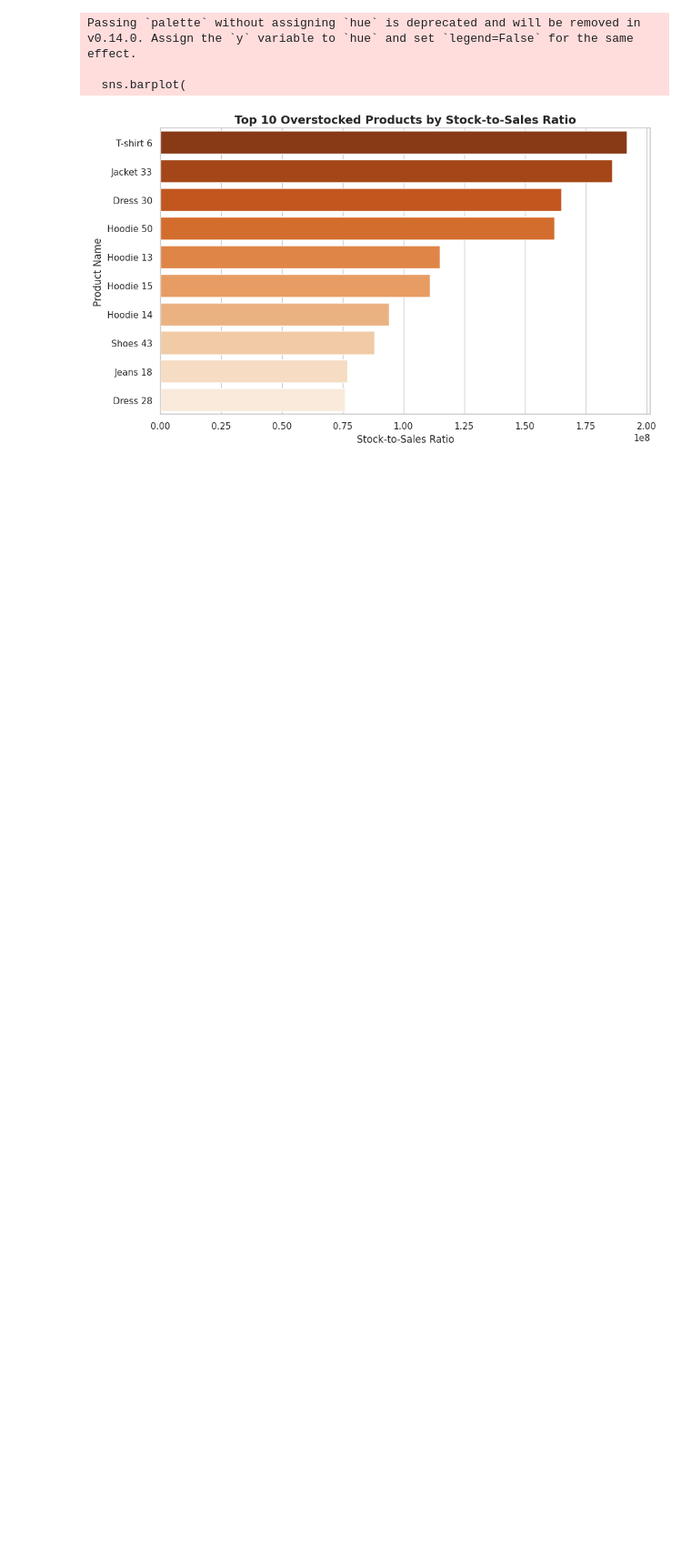
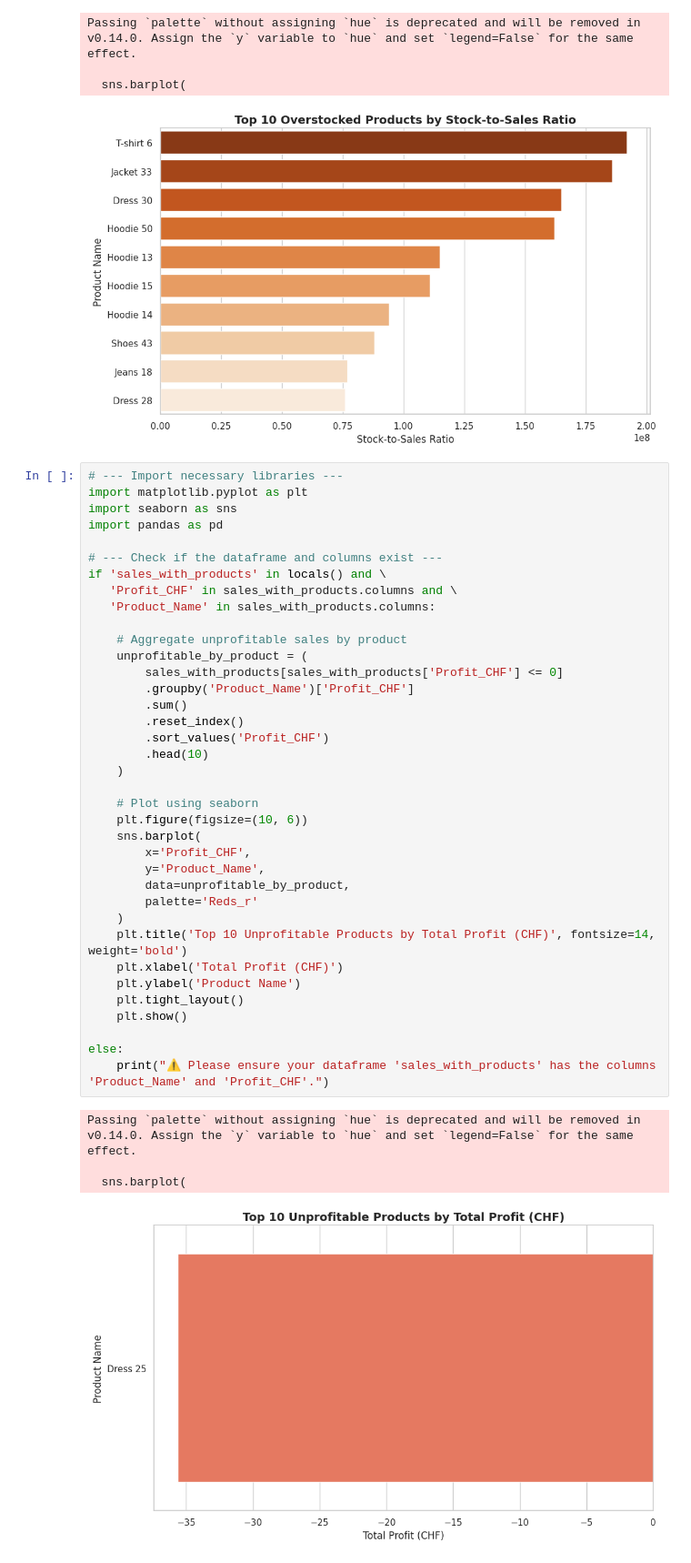
Before and after one commit to Mainabryan/-DropNet-Predicting-University-Dropout-Risk-in-Kenya, a Jupyter notebook: Swiss_clothing_brand.ipynb, the cells around one changed output. Shown at 91% size. Saved outputs shown, nothing was run; the diff lists cells and outputs as text; blank space fills up the shorter version.

```diff
--- a/Swiss_clothing_brand.ipynb
+++ b/Swiss_clothing_brand.ipynb
@@ -810,3 +810,45 @@ Passing `palette` without assigning `hue` is deprecated and will be removed in v
 
   sns.barplot(
 [figure]
+# %%
+# --- Import necessary libraries ---
+import matplotlib.pyplot as plt
+import seaborn as sns
+import pandas as pd
+
+# --- Check if the dataframe and columns exist ---
+if 'sales_with_products' in locals() and \
+   'Profit_CHF' in sales_with_products.columns and \
+   'Product_Name' in sales_with_products.columns:
+
+    # Aggregate unprofitable sales by product
+    unprofitable_by_product = (
+        sales_with_products[sales_with_products['Profit_CHF'] <= 0]
+        .groupby('Product_Name')['Profit_CHF']
+        .sum()
+        .reset_index()
+        .sort_values('Profit_CHF')
+        .head(10)
+    )
+
+    # Plot using seaborn
+    plt.figure(figsize=(10, 6))
+    sns.barplot(
+        x='Profit_CHF',
+        y='Product_Name',
+        data=unprofitable_by_product,
+        palette='Reds_r'
+    )
+    plt.title('Top 10 Unprofitable Products by Total Profit (CHF)', fontsize=14, weight='bold')
+    plt.xlabel('Total Profit (CHF)')
+    plt.ylabel('Product Name')
+    plt.tight_layout()
+    plt.show()
+
+else:
+    print("⚠️ Please ensure your dataframe 'sales_with_products' has the columns 'Product_Name' and 'Profit_CHF'.")
+# %% [output]
+Passing `palette` without assigning `hue` is deprecated and will be removed in v0.14.0. Assign the `y` variable to `hue` and set `legend=False` for the same effect.
+
+  sns.barplot(
+[figure, added]
```
Also changed, not shown: parts of 3 cells of this notebook.
